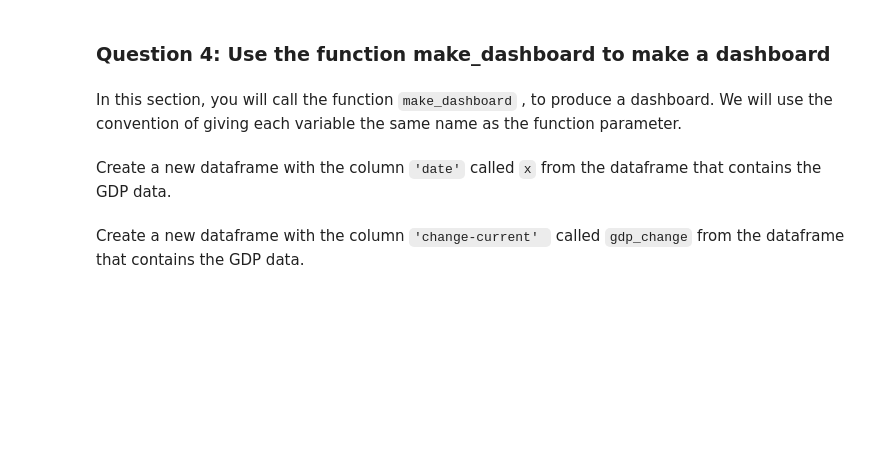
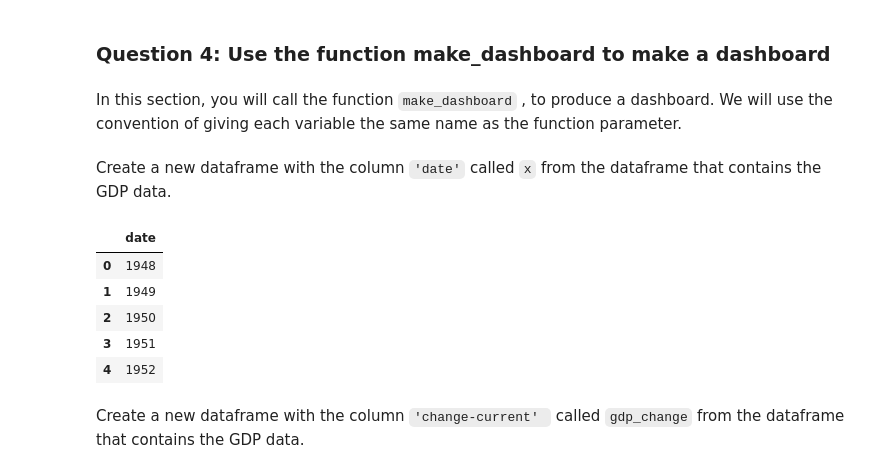
Before and after one commit to saish29/Analyzing-US-Economic-Data-and-Building-a-Dashboard, a Jupyter notebook: Dashboard.ipynb, the cells around one changed output. Drawn from its saved outputs; the diff is of its cells as text; code cells hidden in the pictures; blank space fills up the shorter version.

```diff
--- a/Dashboard.ipynb
+++ b/Dashboard.ipynb
@@ -135,2 +133,12 @@ x = # Create your dataframe with column date
+# %%
+x = pd.DataFrame(df_gdp, columns=['date'])
+x.head()
+# %% [output]
+|  | date |
+| 0 | 1948 |
+| 1 | 1949 |
+| 2 | 1950 |
+| 3 | 1951 |
+| 4 | 1952 |
 # %% [markdown]
 Create a new dataframe with the column <code>'change-current' </code> called <code>gdp_change</code>  from the dataframe that contains the GDP data.
```
Also changed, not shown: parts of 9 cells of this notebook.
